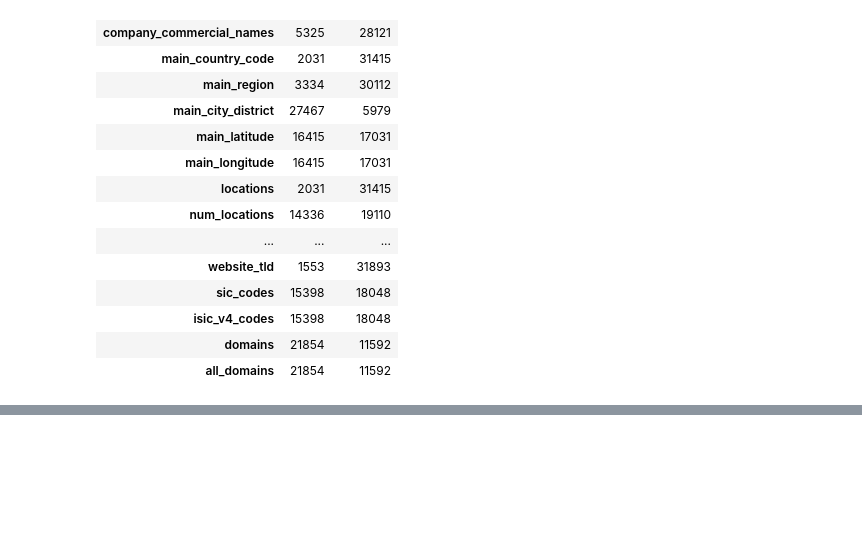
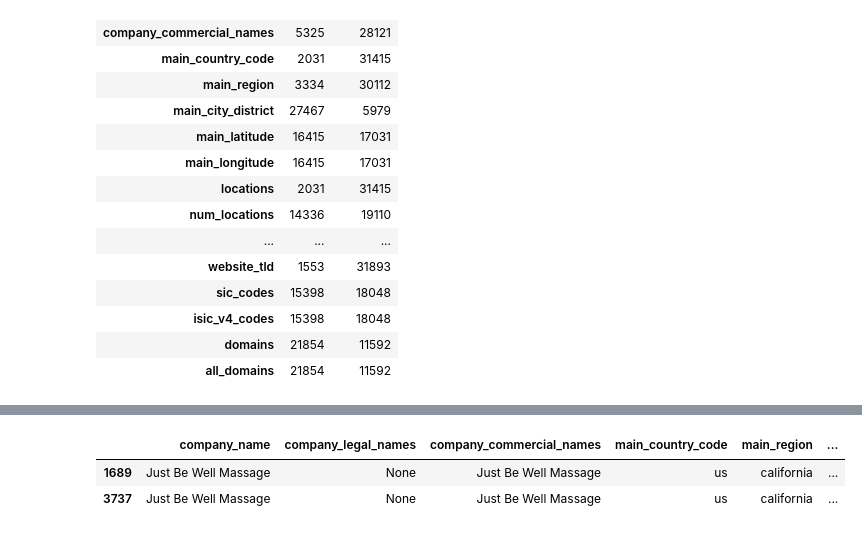
Before and after one commit to sebi2805/veridion, a Jupyter notebook: main.ipynb, the cells around one changed output, grey strips where cells are left out. Cells and saved outputs as stored; diff of their text form; code cells hidden in the pictures; blank space fills up the shorter version.

```diff
--- a/main.ipynb
+++ b/main.ipynb
@@ -193,0 +301,21 @@ pd.DataFrame({
+# %%
+# this was one of the examples in a iteration
+# company_name
+# Avane Cloud Kitchens                           2
+# Just Be Well Massage                           2
+# Manta Ray Records                              2
+# Shaffers Market                                2
+# Standard Chartered Securities India Limited    2
+#                                               ..
+# van der Werff Louis                            1
+# vwma                                           1
+# vytautas zaunieravicius IĮ APSAUGA             1
+# xquer GmbH                                     1
+# 180 Chicago Church                             1
+# and that is because one of the domains has a redirect to the other url which means the information is old
+
+deduped[deduped['company_name'] == "Just Be Well Massage"]
+# %% [output]
+|  | company_name | company_legal_names | company_commercial_names | main_country_code | main_region | ... |
+| 1689 | Just Be Well Massage | None | Just Be Well Massage | us | california | ... |
+| 3737 | Just Be Well Massage | None | Just Be Well Massage | us | california | ... |
```
Also changed, not shown: parts of 13 cells of this notebook.
